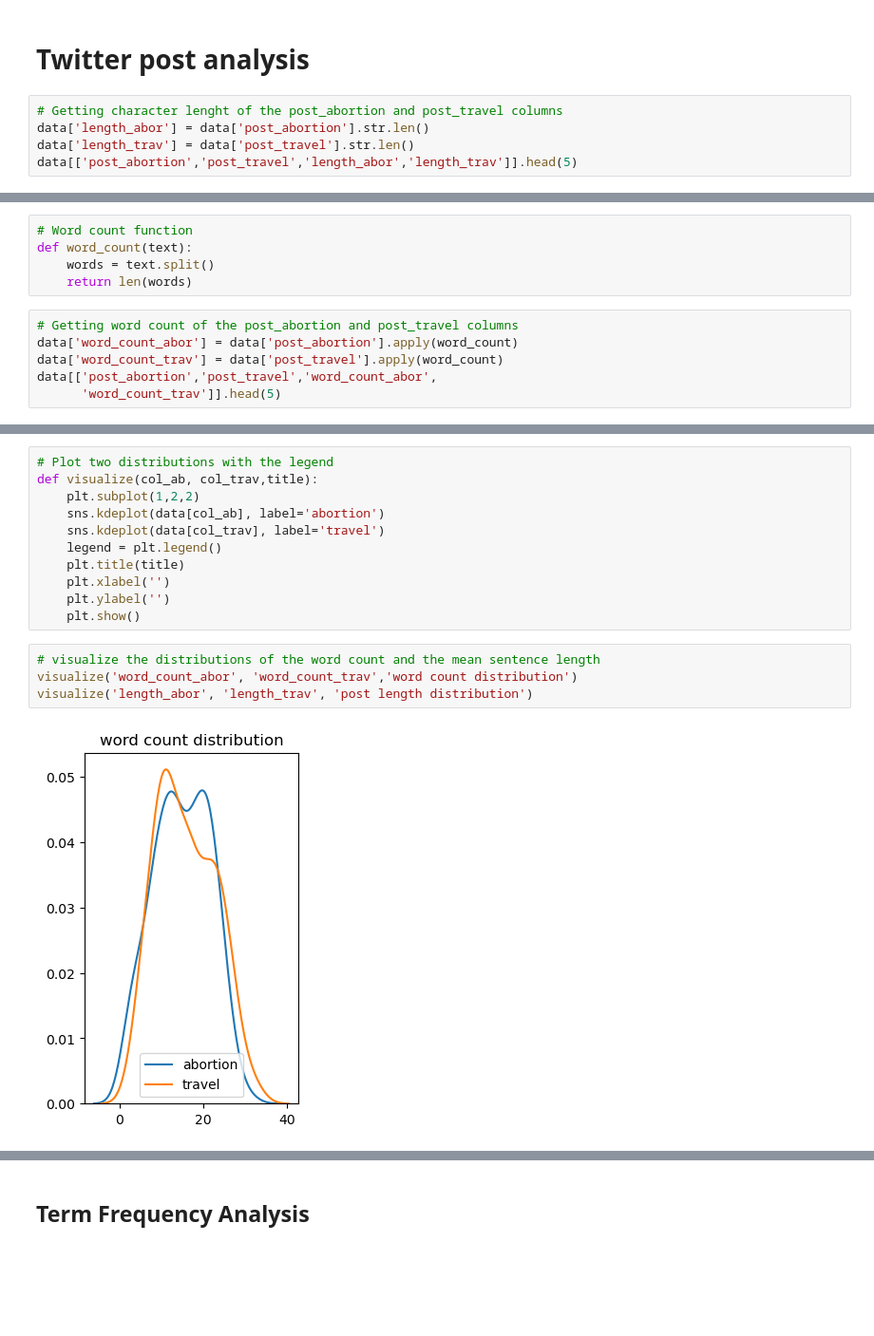
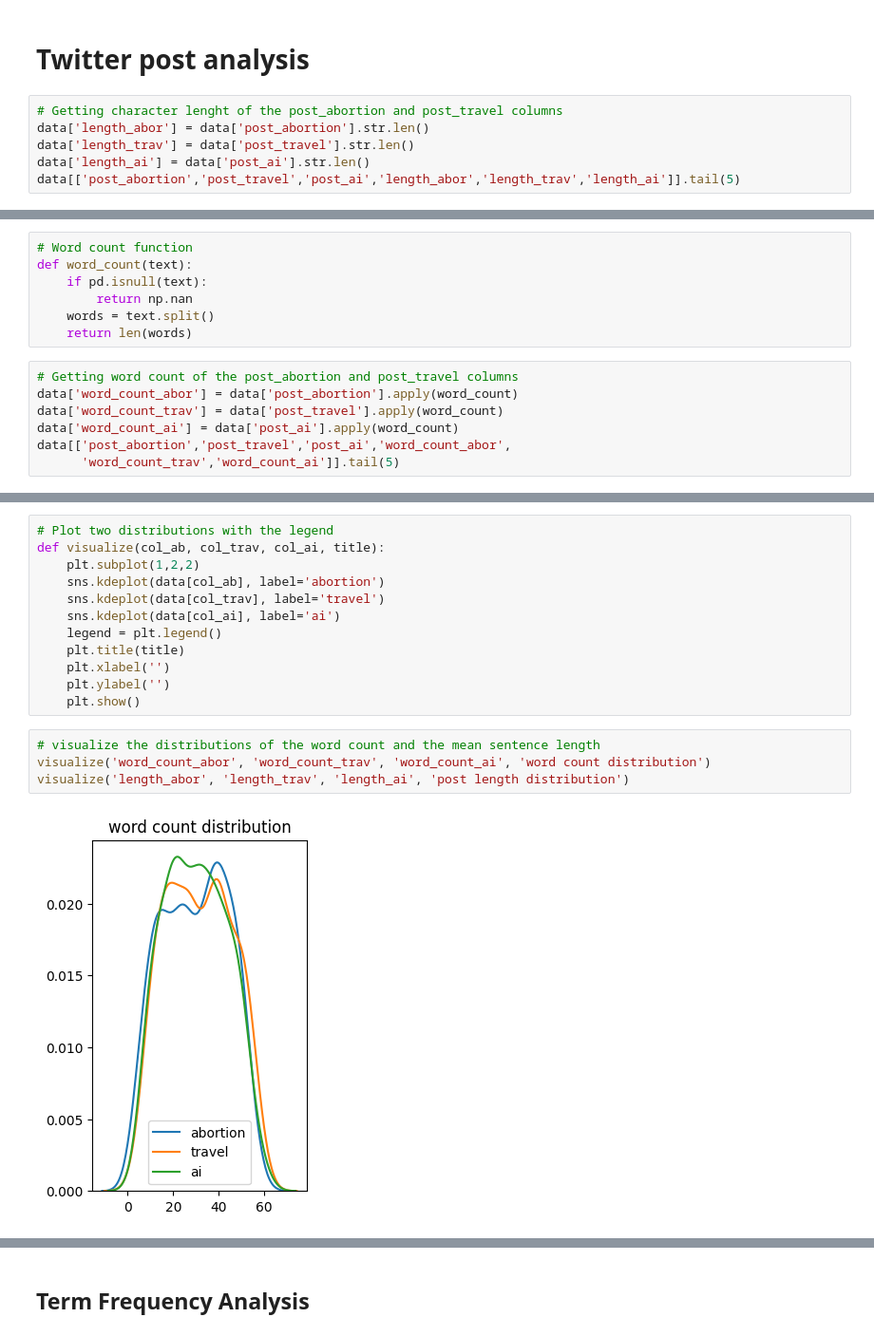
Before and after one commit to jfpio/narcissistic-twitter, a Jupyter notebook: notebooks/exploratory_data_analysis.ipynb, the cells around one changed output, grey strips where cells are left out. Shown: that part at 95% size. Drawn from its saved outputs; the diff is of its cells as text; blank space fills up the shorter version.

```diff
--- a/notebooks/exploratory_data_analysis.ipynb
+++ b/notebooks/exploratory_data_analysis.ipynb
@@ -206,5 +205,6 @@ not any other popular social media platforms that are not already included in th
 # Getting character lenght of the post_abortion and post_travel columns
 data['length_abor'] = data['post_abortion'].str.len()
 data['length_trav'] = data['post_travel'].str.len()
-data[['post_abortion','post_travel','length_abor','length_trav']].head(5)
+data['length_ai'] = data['post_ai'].str.len()
+data[['post_abortion','post_travel','post_ai','length_abor','length_trav','length_ai']].tail(5)
 # %% [output]
@@ -217,12 +217,15 @@ data[['post_abortion','post_travel','length_abor','length_trav']].head(5)
 # %%
 # Word count function
 def word_count(text):
+    if pd.isnull(text):
+        return np.nan
     words = text.split()
     return len(words)
 # %%
 # Getting word count of the post_abortion and post_travel columns
 data['word_count_abor'] = data['post_abortion'].apply(word_count)
 data['word_count_trav'] = data['post_travel'].apply(word_count)
-data[['post_abortion','post_travel','word_count_abor',
-      'word_count_trav']].head(5)
+data['word_count_ai'] = data['post_ai'].apply(word_count)
+data[['post_abortion','post_travel','post_ai','word_count_abor',
+      'word_count_trav','word_count_ai']].tail(5)
 # %% [output]
@@ -235,9 +238,10 @@ data[['post_abortion','post_travel','word_count_abor',
 # %%
 # Plot two distributions with the legend
-def visualize(col_ab, col_trav,title):
+def visualize(col_ab, col_trav, col_ai, title):
     plt.subplot(1,2,2)
     sns.kdeplot(data[col_ab], label='abortion')
     sns.kdeplot(data[col_trav], label='travel')
+    sns.kdeplot(data[col_ai], label='ai')
     legend = plt.legend()
     plt.title(title)
     plt.xlabel('')
@@ -245,7 +249,7 @@ def visualize(col_ab, col_trav,title):
     plt.show()
 # %%
 # visualize the distributions of the word count and the mean sentence length
-visualize('word_count_abor', 'word_count_trav','word count distribution')
-visualize('length_abor', 'length_trav', 'post length distribution')
+visualize('word_count_abor', 'word_count_trav', 'word_count_ai', 'word count distribution')
+visualize('length_abor', 'length_trav', 'length_ai', 'post length distribution')
 # %% [output]
-[figure, old version]
+[figure, new version]
```
Also changed, not shown: parts of 42 cells of this notebook, 1 other file.
